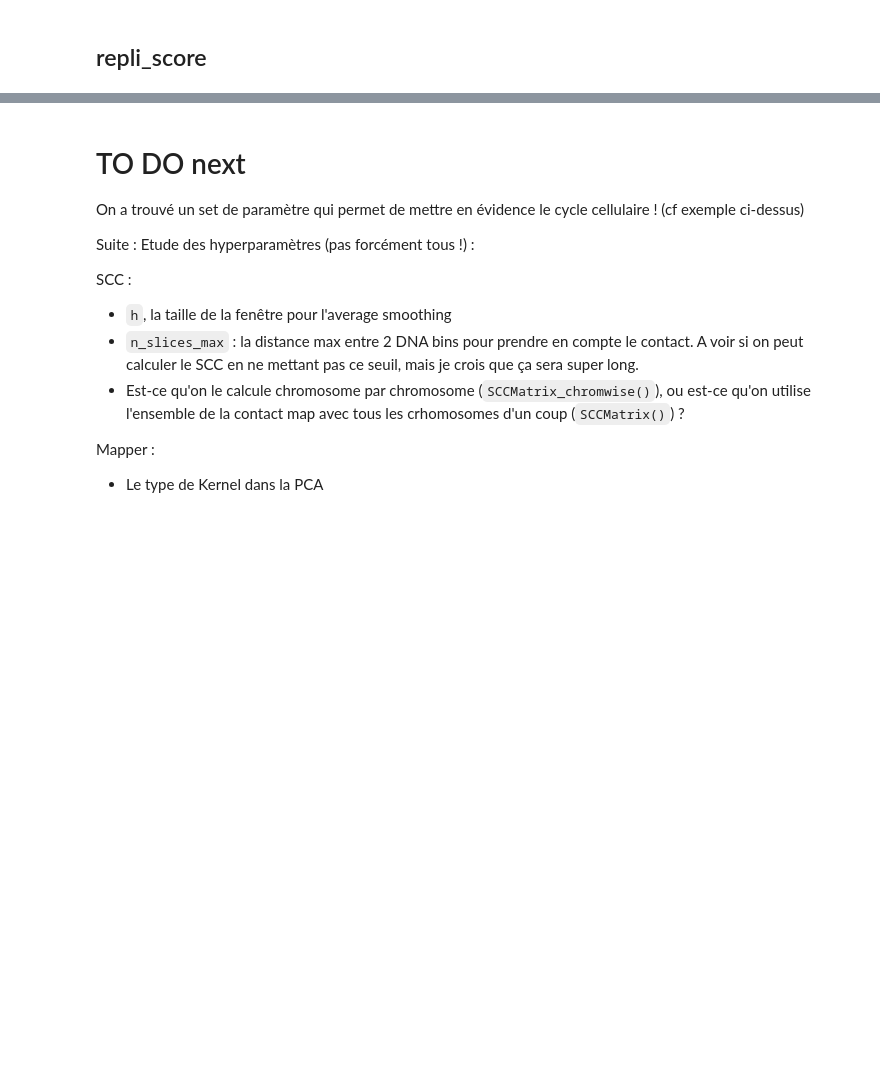
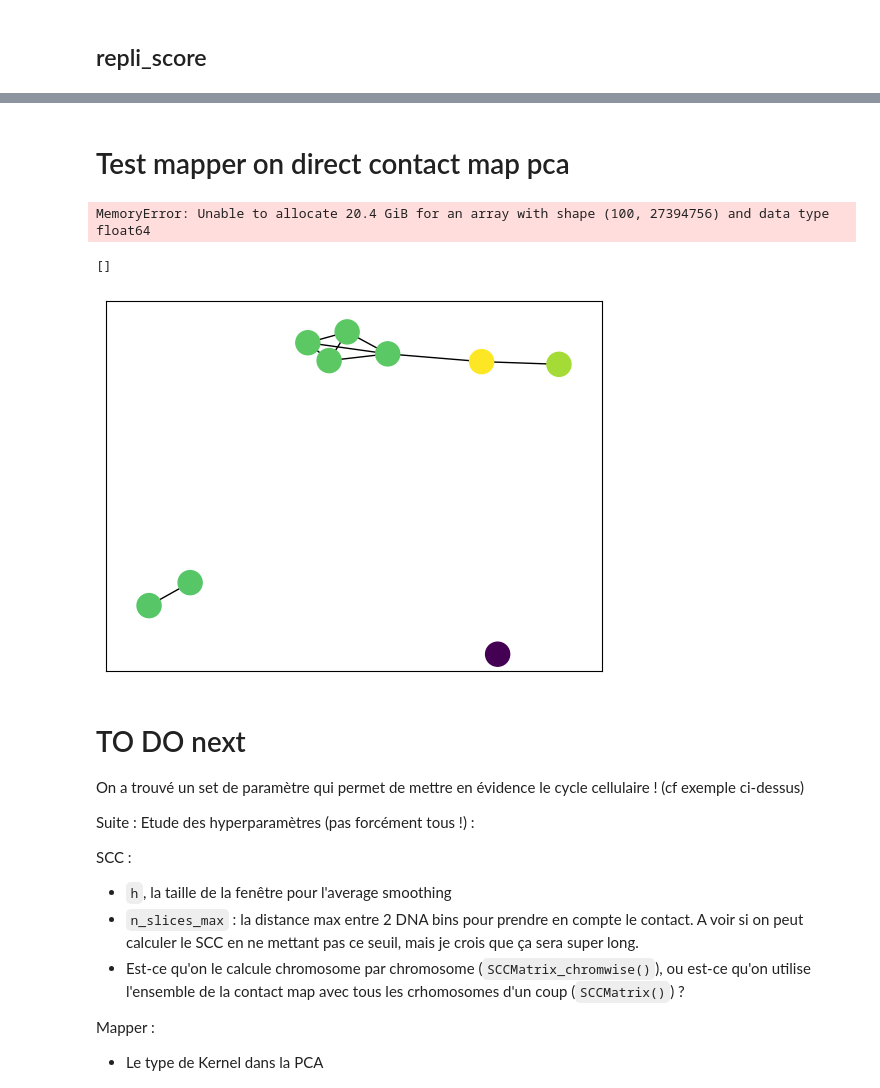
Before and after one commit to AliciaRakotonirainy/HIC_Mapper, a Jupyter notebook: src/mapper_illustration.ipynb, the cells around one changed output, grey strips where cells are left out. Saved outputs shown, nothing was run; the diff lists cells and outputs as text; code cells hidden in the pictures; blank space fills up the shorter version.

```diff
--- a/src/mapper_illustration.ipynb
+++ b/src/mapper_illustration.ipynb
@@ -962,3 +948,54 @@ cell_features.corr()
+# %% [markdown]
+# Test mapper on direct contact map pca
+# %%
+#get the smoothed matrices, increased h, otherwise it crashed
+scc_mat = SCCMatrix(hic_matrices_folder=r"C:\Users\oliha\Documents\GitHub\HIC_Mapper\data/processed/",
+    n_cells_sampling= 100, # number of cells
+    h=80, # window size for average smoothing
+    n_slices_max=100 # maximal distance in order to take a contact into account
+    )
+scc_mat.smooth_all(scc_mat.h)
+
+contact_maps = scc_mat.smooth_matrices
+
+#create vectors for PCA
+contact_maps = [x.flatten() for x in contact_maps]
+
+cell_features = pd.read_table(r"C:\Users\oliha\Documents\GitHub\HIC_Mapper\data\data_features.txt")
+cell_features.index = cell_features["cell_nm"] # set cell names as index
+mean_insu = cell_features["mean_insu"]
+
+# cells that where selected :
+cells_id = scc_mat.contact_maps_files # retrieve the name of the cells that were used to compute the pairwise distances
+for i, cell in enumerate(cells_id): # correct the names (replace "." by "_")
+    cells_id[i] = cell.replace(".","_")
+
+mean_insu_cells = mean_insu.loc[cells_id]
+# %%
+contact_maps_scaled = StandardScaler().fit_transform(contact_maps)
+pca = PCA(n_components=2)
+pca_2 = pca.fit_transform(contact_maps_scaled)
+# %% [output]
+MemoryError: Unable to allocate 20.4 GiB for an array with shape (100, 27394756) and data type float64
+# %%
+RES = 5
+GAIN = 0.37
+mapper = MapperComplex(input_type="distance matrix",
+                       colors=mean_insu_cells,
+                       resolutions=np.array([RES, RES]), gains=np.array([GAIN, GAIN]),
+                       clustering=AgglomerativeClustering(n_clusters=None, linkage="single", distance_threshold=2.5, affinity="euclidean"))
+
+mapper = mapper.fit(contact_maps_scaled, filters=pca_2) # filters : numpy array of shape (num_points) x (num_filters) Each column of the numpy array defines a scalar function defined on the input points.
+
+# plot graph
+G = mapper.get_networkx()
+plt.figure()
+nx.draw_networkx(G,with_labels = False,
+    node_color=[mapper.node_info_[v]["colors"] for v in G.nodes()])
+plt.plot()
+# %% [output]
+[]
+[figure, added]
 # %% [markdown]
 # TO DO next
 
```
Also changed, not shown: parts of 6 cells of this notebook.
